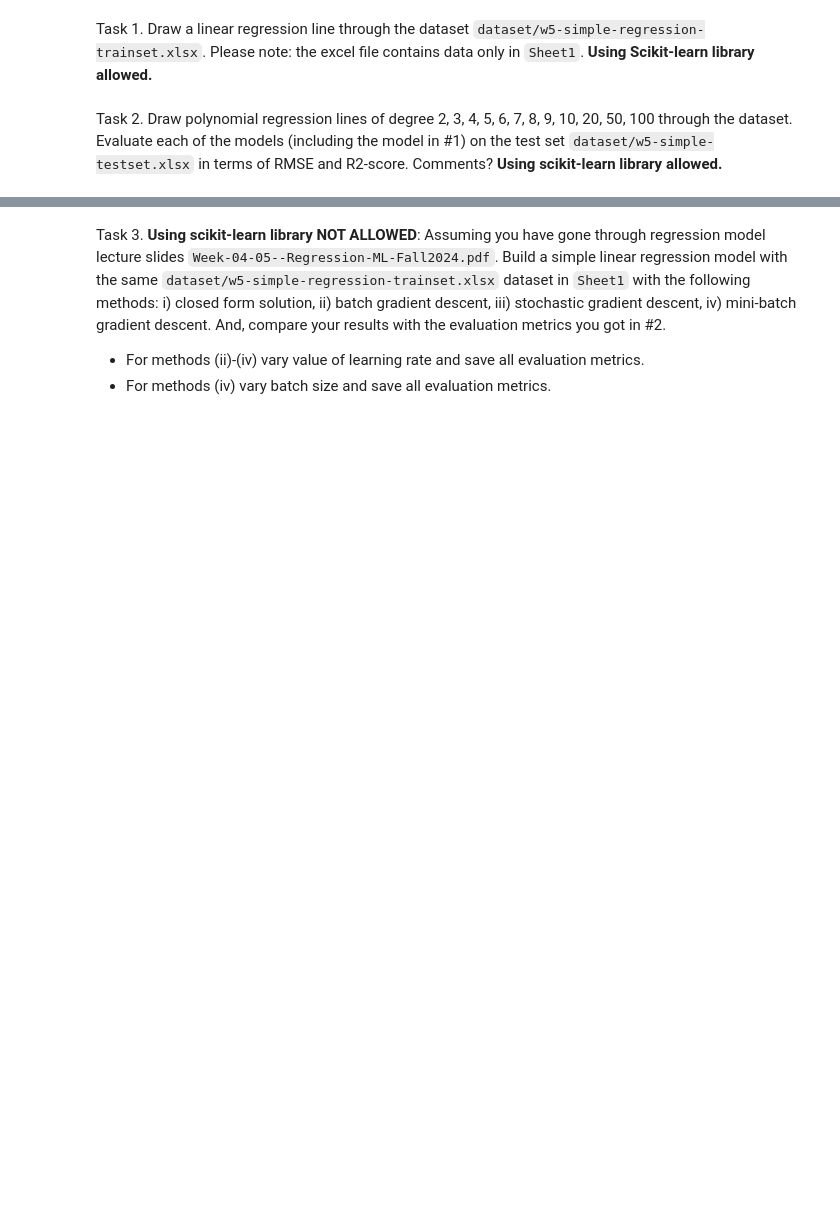
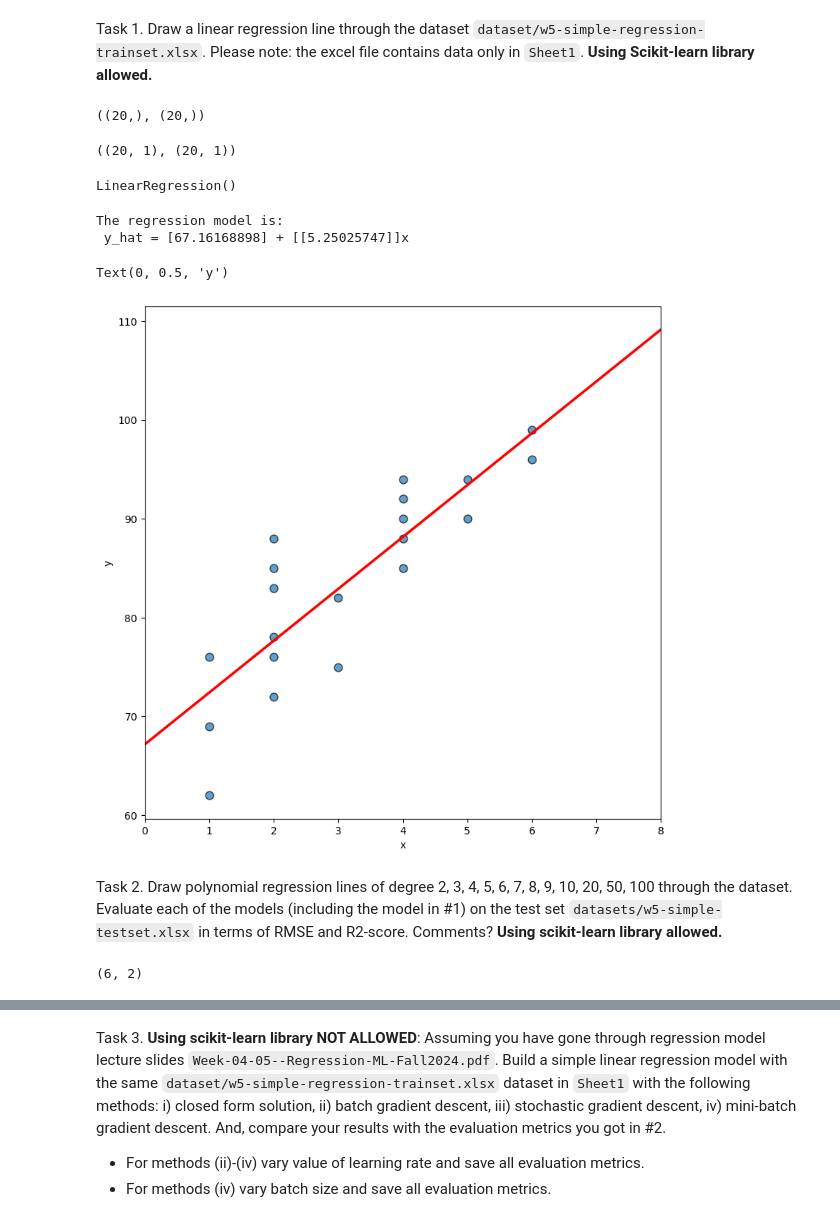
Before and after one commit to ashiskb/drb-fall24-ml, a Jupyter notebook: week-05/week-05-solution.ipynb, the cells around one changed output, grey strips where cells are left out. Cells and saved outputs as stored; diff of their text form; code cells hidden in the pictures; blank space fills up the shorter version.

```diff
--- a/week-05/week-05-solution.ipynb
+++ b/week-05/week-05-solution.ipynb
@@ -7,4 +31,60 @@ simple_df = pd.read_excel('dataset/w5-simple-regression-trainset.xlsx',sheet_nam
 # %% [markdown]
 Task 1. Draw a linear regression line through the dataset `dataset/w5-simple-regression-trainset.xlsx`. Please note: the excel file contains data only in `Sheet1`. **Using Scikit-learn library allowed.**
+# %%
+x = simple_df.iloc[:,0]
+y = simple_df.iloc[:,-1]
+# %%
+#These are vectors; but need to be matrices with proper dim, like (20,1)
+x.shape, y.shape
+# %% [output]
+((20,), (20,))
+# %%
+#needs reshaping so that it becomes (20,1)
+n = x.shape[0]
+x= x.values.reshape(-1,1)
+y =y.values.reshape(-1,1)
+x.shape, y.shape
+# %% [output]
+((20, 1), (20, 1))
+# %%
+#building linear regression model with a little help from scikit-learn
+from sklearn.linear_model import LinearRegression
+reg_model_scikit = LinearRegression()
+reg_model_scikit.fit(x,y)
+# %% [output]
+LinearRegression()
+# %%
+beta_1 = reg_model_scikit.coef_
+beta_0 = reg_model_scikit.intercept_
+print(f'The regression model is: \n y_hat = {beta_0} + {beta_1}x')
+# %% [output]
+The regression model is:
+ y_hat = [67.16168898] + [[5.25025747]]x
+# %%
+#have the model predict x
+x_seq = np.linspace(0,8,100).reshape(-1,1) #for regression line plotting
+y_pred = reg_model_scikit.predict(x_seq)
+# %%
+import matplotlib.pyplot as plt
+# Initialize layout
+fig, ax = plt.subplots(figsize=(9, 9))
+
+# Add scatterplot
+ax.scatter(x, y, s=60, alpha=0.7, edgecolors="k")
+plt.xlim([0,8])
+
+#generate x-axis points
+# Plot regression line (in-red)
+ax.plot(x_seq, y_pred, color="r", lw=2.5)
+plt.xlabel('x')
+plt.ylabel('y')
+# %% [output]
+Text(0, 0.5, 'y')
+[figure, added]
 # %% [markdown]
-Task 2. Draw polynomial regression lines of degree 2, 3, 4, 5, 6, 7, 8, 9, 10, 20, 50, 100 through the dataset. Evaluate each of the models (including the model in #1) on the test set `dataset/w5-simple-testset.xlsx` in terms of RMSE and R2-score. Comments? **Using scikit-learn library allowed.**
+Task 2. Draw polynomial regression lines of degree 2, 3, 4, 5, 6, 7, 8, 9, 10, 20, 50, 100 through the dataset. Evaluate each of the models (including the model in #1) on the test set `datasets/w5-simple-testset.xlsx` in terms of RMSE and R2-score. Comments? **Using scikit-learn library allowed.**
+# %%
+test_df = pd.read_excel('dataset/w5-simple-regression-testset.xlsx',sheet_name='Sheet1')
+test_df.shape
+# %% [output]
+(6, 2)
```
Also changed, not shown: parts of 56 cells of this notebook.
